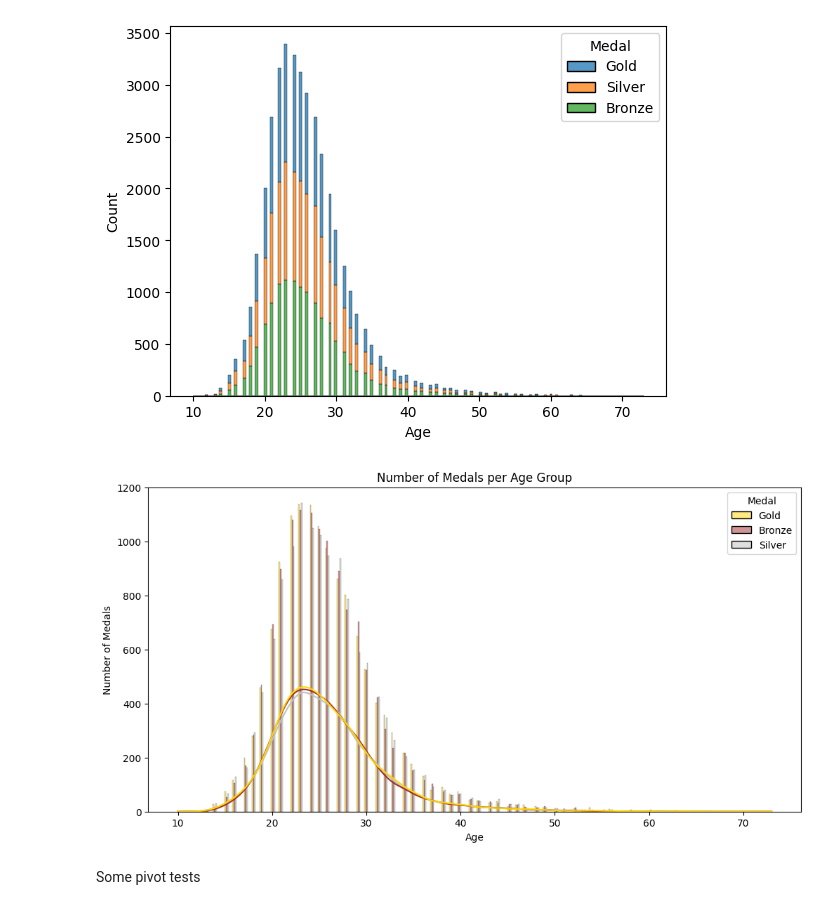
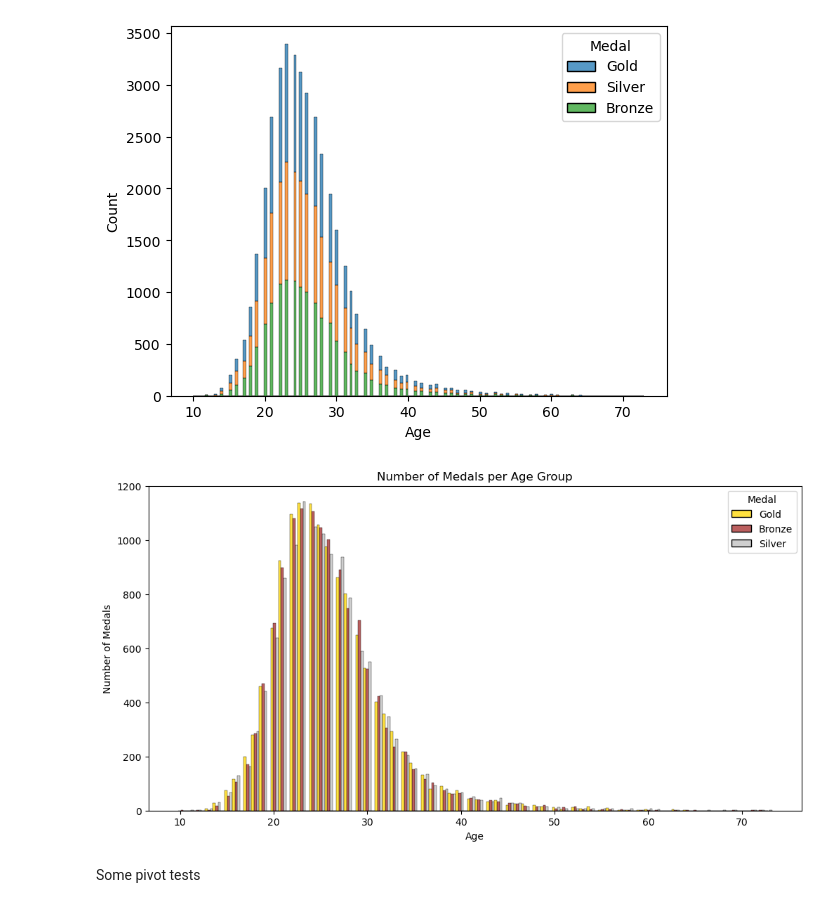
Before and after one commit to njuliann/athlete_events, a Jupyter notebook: athletes.ipynb, the cells around one changed output. Cells and saved outputs as stored; diff of their text form; code cells hidden in the pictures.

```diff
--- a/athletes.ipynb
+++ b/athletes.ipynb
@@ -12,6 +13,6 @@ import seaborn as sns
 # %% [markdown]
 import dataset from github repo
 # %%
-athletes_data = pd.read_csv("https://raw.githubusercontent.com/njuliann/athlete_events/refs/heads/main/athlete_events.csv")
+df = pd.read_csv("https://raw.githubusercontent.com/njuliann/athlete_events/refs/heads/main/athlete_events.csv")
 # %% [markdown]
 check the shape of the dataset to see whether the import has worked successfully (had some issues with this)
@@ -25,5 +26,5 @@ Drop the "Games" column as the data is already in the "Year" and "Season" column
 * Year: 1992
 * Season: Summer
 # %%
-athletes_data.drop(['Games'], axis = 1, inplace = True)
+df.drop(['Games'], axis = 1, inplace = True)
 # %%
@@ -96,13 +97,15 @@ sns.histplot(athletes_data, x = "Age", hue = "Medal", hue_order=("Gold", "Silver
 [figure]
 # %%
 plt.figure(figsize=(12, 6))
-sns.histplot(athletes_data, x="Age", hue="Medal", multiple="dodge", palette={"Gold": "gold", "Silver": "silver", "Bronze": "brown"}, kde = True)
+sns.histplot(df, x="Age", hue="Medal", multiple="dodge", palette={"Gold": "gold", "Silver": "silver", "Bronze": "brown"}, shrink = 2)
 plt.title('Number of Medals per Age Group')
 plt.xlabel('Age')
 plt.ylabel('Number of Medals')
+plt.ticklabel_format(style="scientific", )
+plt.tick_params("x")
 plt.show()
 # %% [output]
-[figure, old version]
+[figure, new version]
 # %% [markdown]
 Some pivot tests
 # %%
```
Also changed, not shown: parts of 16 cells of this notebook.
